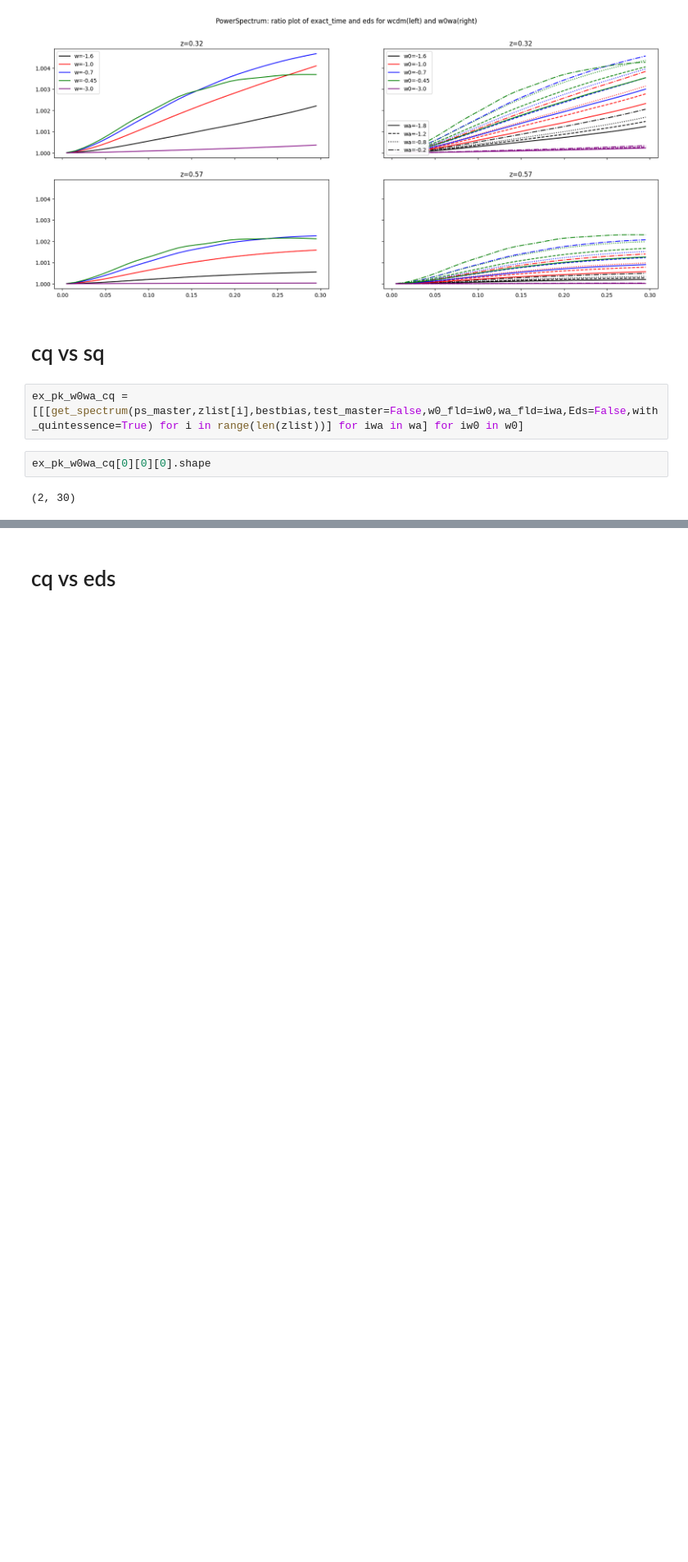
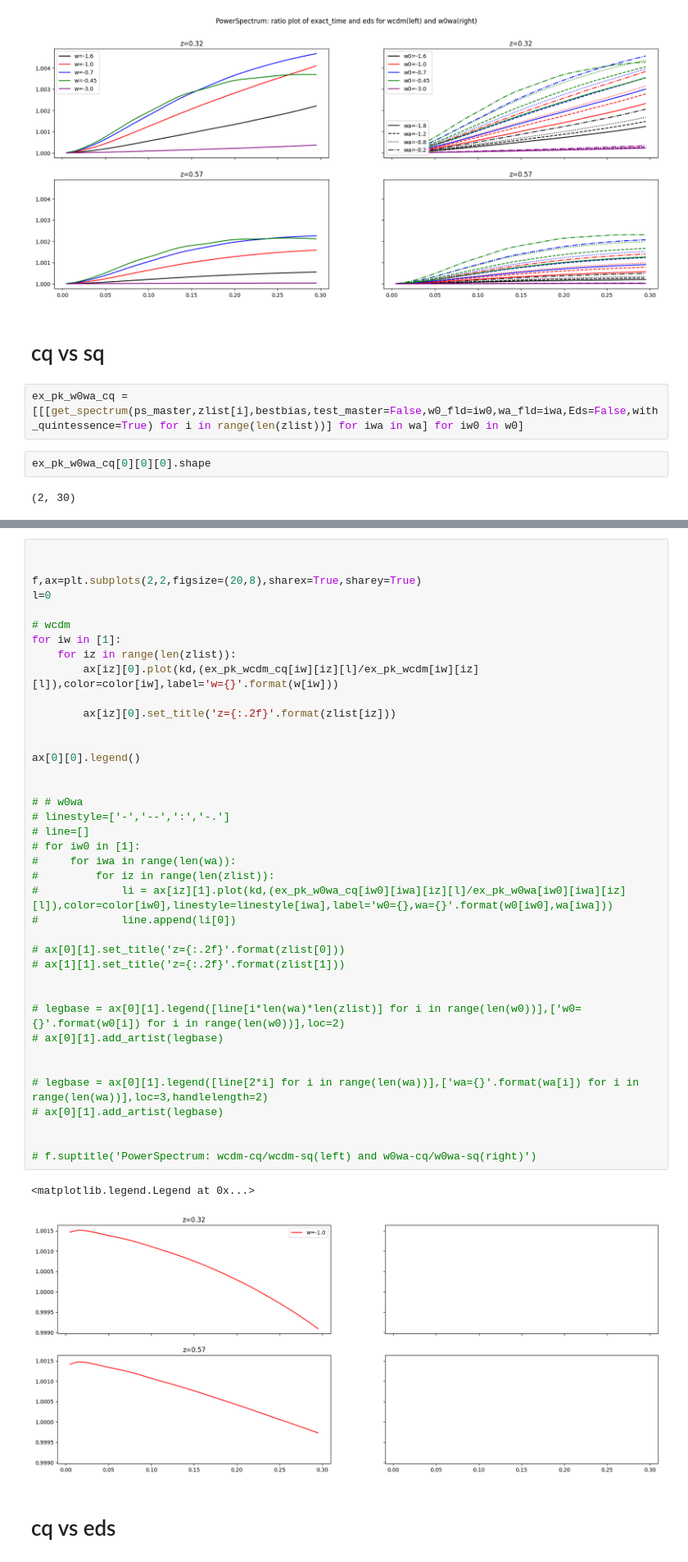
Before and after one commit to GreenPlanck/pybird, a Jupyter notebook: notebooks/cluster-quintessence/bird_cq_ex_ps.ipynb, the cells around one changed output, grey strips where cells are left out. Shown at 82% size. Saved outputs shown, nothing was run; the diff lists cells and outputs as text; blank space fills up the shorter version.

```diff
--- a/notebooks/cluster-quintessence/bird_cq_ex_ps.ipynb
+++ b/notebooks/cluster-quintessence/bird_cq_ex_ps.ipynb
@@ -419,3 +413,45 @@ Text(0.5, 0.98, 'PowerSpectrum: wcdm-cq/wcdm-sq(left) and w0wa-cq/w0wa-sq(right)
+# %%
+
+
+f,ax=plt.subplots(2,2,figsize=(20,8),sharex=True,sharey=True)
+l=0
+
+# wcdm
+for iw in [1]:
+    for iz in range(len(zlist)):
+        ax[iz][0].plot(kd,(ex_pk_wcdm_cq[iw][iz][l]/ex_pk_wcdm[iw][iz][l]),color=color[iw],label='w={}'.format(w[iw]))
+
+        ax[iz][0].set_title('z={:.2f}'.format(zlist[iz]))
+
+
+ax[0][0].legend()
+
+
+# # w0wa
+# linestyle=['-','--',':','-.']
+# line=[]
+# for iw0 in [1]:
+#     for iwa in range(len(wa)):
+#         for iz in range(len(zlist)):
+#             li = ax[iz][1].plot(kd,(ex_pk_w0wa_cq[iw0][iwa][iz][l]/ex_pk_w0wa[iw0][iwa][iz][l]),color=color[iw0],linestyle=linestyle[iwa],label='w0={},wa={}'.format(w0[iw0],wa[iwa]))
+#             line.append(li[0])
+
+# ax[0][1].set_title('z={:.2f}'.format(zlist[0]))
+# ax[1][1].set_title('z={:.2f}'.format(zlist[1]))
+
+
+# legbase = ax[0][1].legend([line[i*len(wa)*len(zlist)] for i in range(len(w0))],['w0={}'.format(w0[i]) for i in range(len(w0))],loc=2)
+# ax[0][1].add_artist(legbase)
+
+
+# legbase = ax[0][1].legend([line[2*i] for i in range(len(wa))],['wa={}'.format(wa[i]) for i in range(len(wa))],loc=3,handlelength=2)
+# ax[0][1].add_artist(legbase)
+
+
+# f.suptitle('PowerSpectrum: wcdm-cq/wcdm-sq(left) and w0wa-cq/w0wa-sq(right)')
+# %% [output]
+<matplotlib.legend.Legend at 0x...>
+[figure, added]
 # %% [markdown]
 # cq vs eds
 # %%
```
Also changed, not shown: parts of 4 cells of this notebook, 3 other files.
